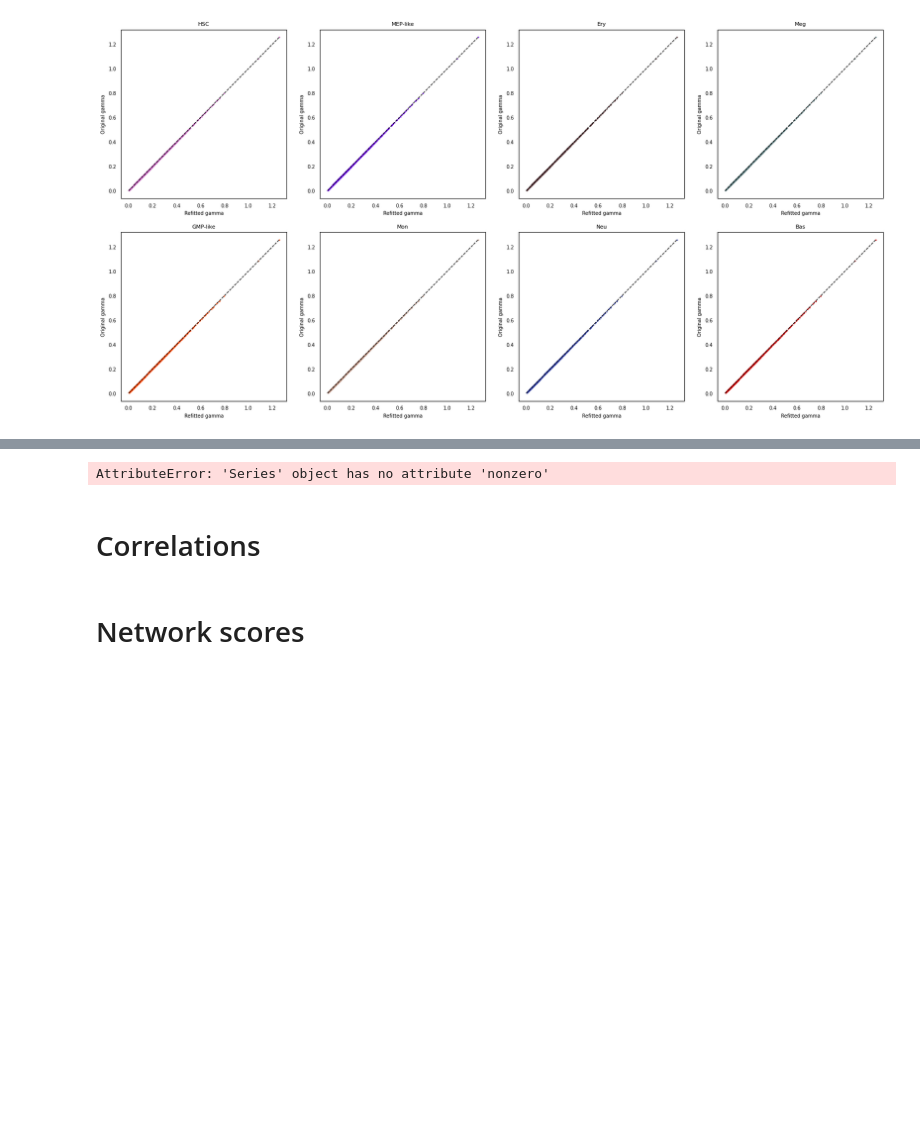
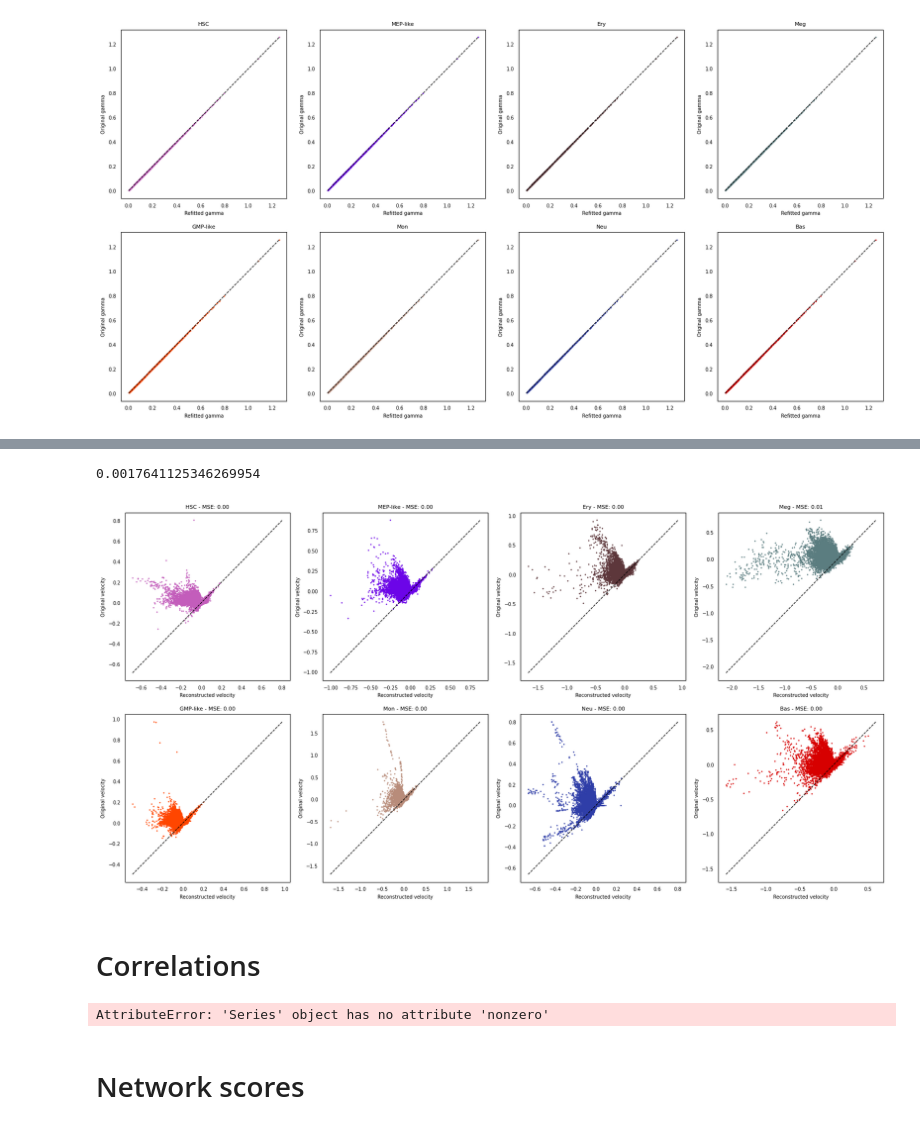
Before and after one commit to Bernaljp/scHopfield, a Jupyter notebook: hematopoiesis_analysis_sch.ipynb, the cells around one changed output, grey strips where cells are left out. Drawn from its saved outputs; the diff is of its cells as text; code cells hidden in the pictures; blank space fills up the shorter version.

Commit message:
Fixing .values call everywhere

```diff
--- a/hematopoiesis_analysis_sch.ipynb
+++ b/hematopoiesis_analysis_sch.ipynb
@@ -390,35 +390,39 @@ plt.show()
+# %%
+mse_dict
+# %% [output]
+0.0017641125346269954
 # %%
 # Get MSE for each cluster
 mse_dict = sch.tl.validate_velocity(
     adata,
     velocity_key=VELOCITY_KEY,
     spliced_key=SPLICED_KEY,
     cluster_key=CLUSTER_KEY,
-    return_mse=True  # Returns dict with per-cluster MSE
+    return_mse=False  # Returns dict with per-cluster MSE
 )
 
 # Then plot
 fig, axs = plt.subplots(2, 4, figsize=(20, 10))
 for cl, ax in zip(CELL_TYPE_ORDER, axs.flatten()):
     reconstructed_v = sch.tl.compute_reconstructed_velocity(
         adata, cluster=cl, spliced_key=SPLICED_KEY, cluster_key=CLUSTER_KEY
     )
 
     genes_used = sch._utils.io.get_genes_used(adata)
-    cluster_mask = adata.obs[CLUSTER_KEY] == cl
+    cluster_mask = (adata.obs[CLUSTER_KEY] == cl).values
     original_v = adata.layers[VELOCITY_KEY][cluster_mask][:, genes_used]
 
-    ax.scatter(reconstructed_v.flatten(), original_v.A.flatten(), color=colors[cl], s=2)
+    ax.scatter(reconstructed_v.flatten(), original_v.toarray().flatten(), color=colors[cl], s=2)
     ax.set_title(f'{cl} - MSE: {mse_dict[cl]:.2f}')
     ax.set_xlabel('Reconstructed velocity')
     ax.set_ylabel('Original velocity')
 
-    min_v = min(np.concatenate([reconstructed_v.flatten(), original_v.A.flatten()]))
-    max_v = max(np.concatenate([reconstructed_v.flatten(), original_v.A.flatten()]))
+    min_v = min(np.concatenate([reconstructed_v.flatten(), original_v.toarray().flatten()]))
+    max_v = max(np.concatenate([reconstructed_v.flatten(), original_v.toarray().flatten()]))
     ax.plot([min_v, max_v], [min_v, max_v], c='k', ls='--', lw=1)
 
 plt.show()
 # %% [output]
-AttributeError: 'Series' object has no attribute 'nonzero'
+[figure, added]
 # %% [markdown]
 # Correlations
@@ -439,3 +429,8 @@ def get_correlation_table(ls, n_top_genes=20, which_correlation='total'):
+# %%
+# Compute energy-gene correlations using scHopfield
+sch.tl.energy_gene_correlation(adata, spliced_key=SPLICED_KEY, cluster_key=CLUSTER_KEY)
+# %% [output]
+AttributeError: 'Series' object has no attribute 'nonzero'
 # %%
 df_correlations = get_correlation_table(ls, n_top_genes=100, which_correlation='total')
 df_correlations
```
Also changed, not shown: parts of 9 cells of this notebook, 4 other files.
